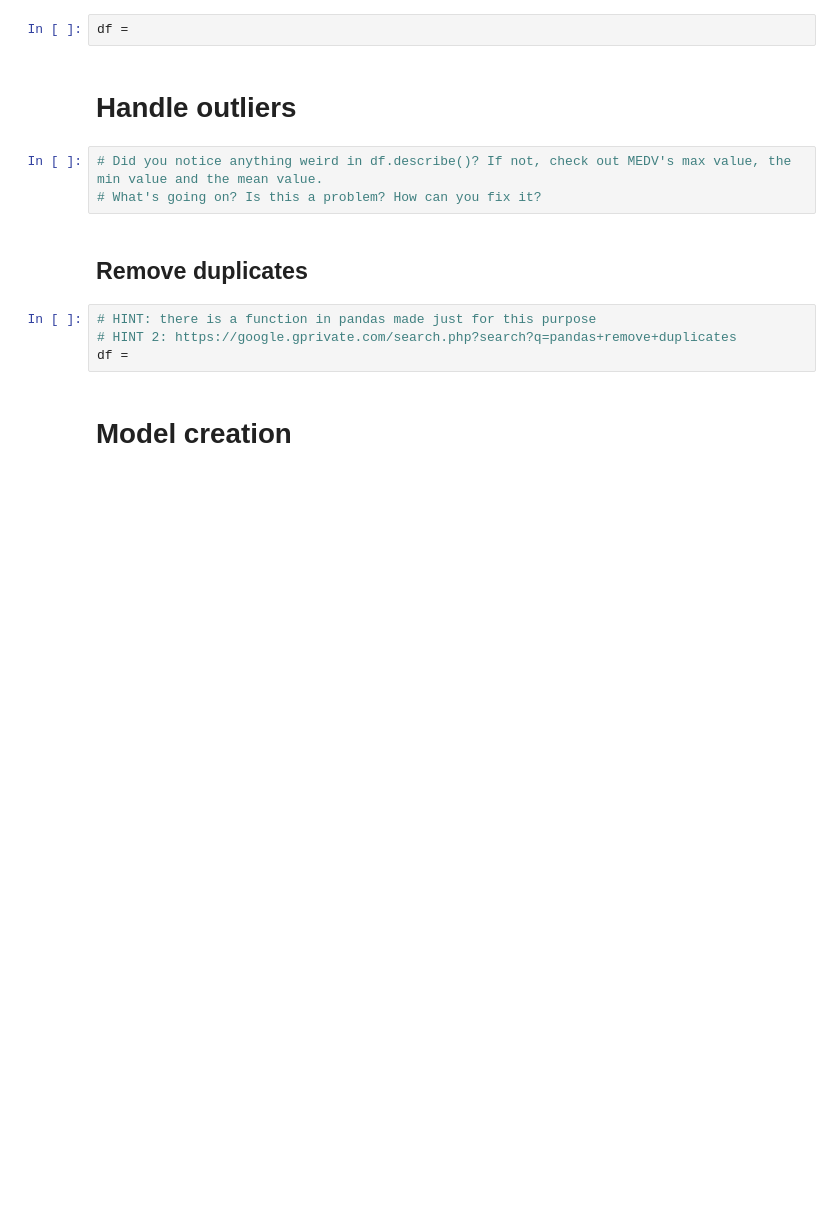
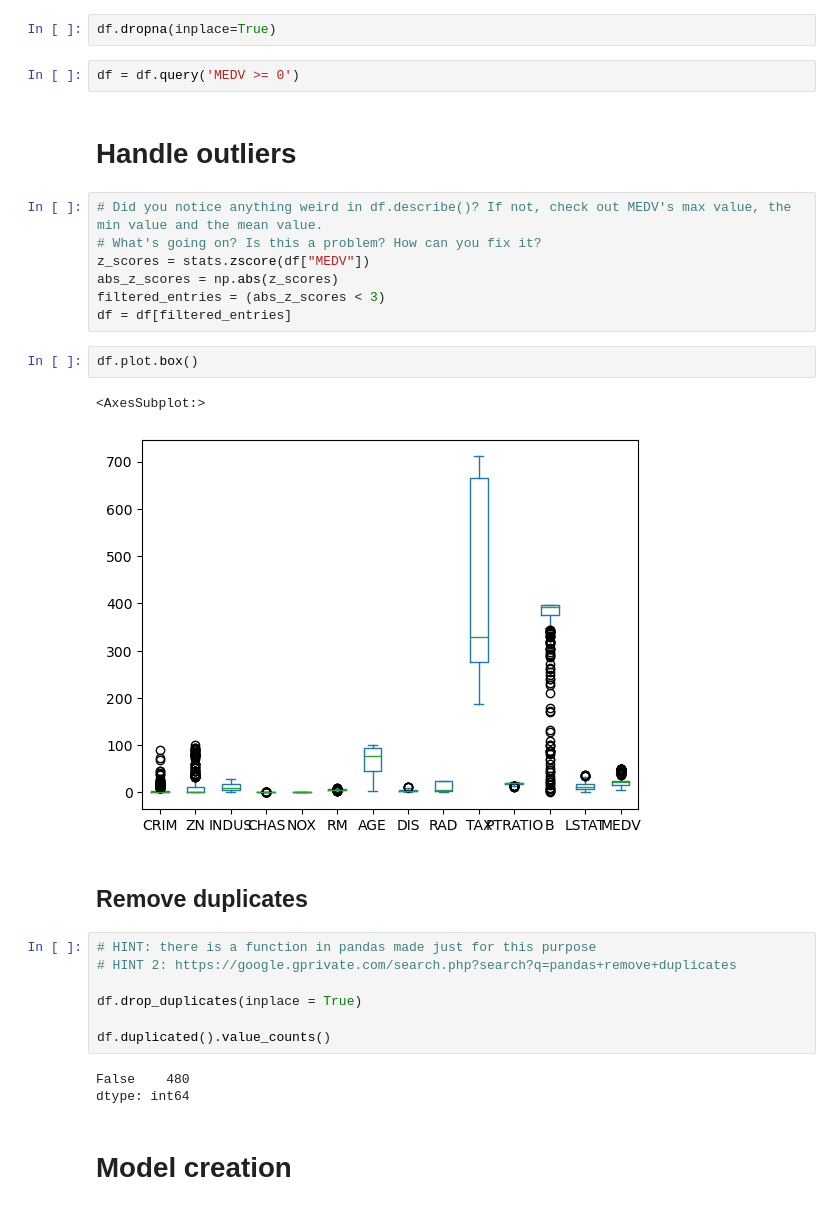
Before and after one commit to sigzugern/Lab-4, a Jupyter notebook: lab-4.ipynb, the cells around one changed output. Saved outputs shown, nothing was run; the diff lists cells and outputs as text; blank space fills up the shorter version.

```diff
--- a/lab-4.ipynb
+++ b/lab-4.ipynb
@@ -33,19 +51,36 @@ Output variable:
 # Data cleaning
 # %% [markdown]
 ## Remove NaN values
-# %%
-df =
+# %%
+df.dropna(inplace=True)
+# %%
+df = df.query('MEDV >= 0')
 # %% [markdown]
 # Handle outliers
 # %%
 # Did you notice anything weird in df.describe()? If not, check out MEDV's max value, the min value and the mean value.
 # What's going on? Is this a problem? How can you fix it?
+z_scores = stats.zscore(df["MEDV"])
+abs_z_scores = np.abs(z_scores)
+filtered_entries = (abs_z_scores < 3)
+df = df[filtered_entries]
+# %%
+df.plot.box()
+# %% [output]
+<AxesSubplot:>
+[figure, added]
 # %% [markdown]
 ## Remove duplicates
 # %%
 # HINT: there is a function in pandas made just for this purpose
 # HINT 2: https://google.gprivate.com/search.php?search?q=pandas+remove+duplicates
-df =
+
+df.drop_duplicates(inplace = True)
+
+df.duplicated().value_counts()
+# %% [output]
+False    480
+dtype: int64
 # %% [markdown]
 # Model creation
 # %%
```
Also changed, not shown: parts of 15 cells of this notebook.
